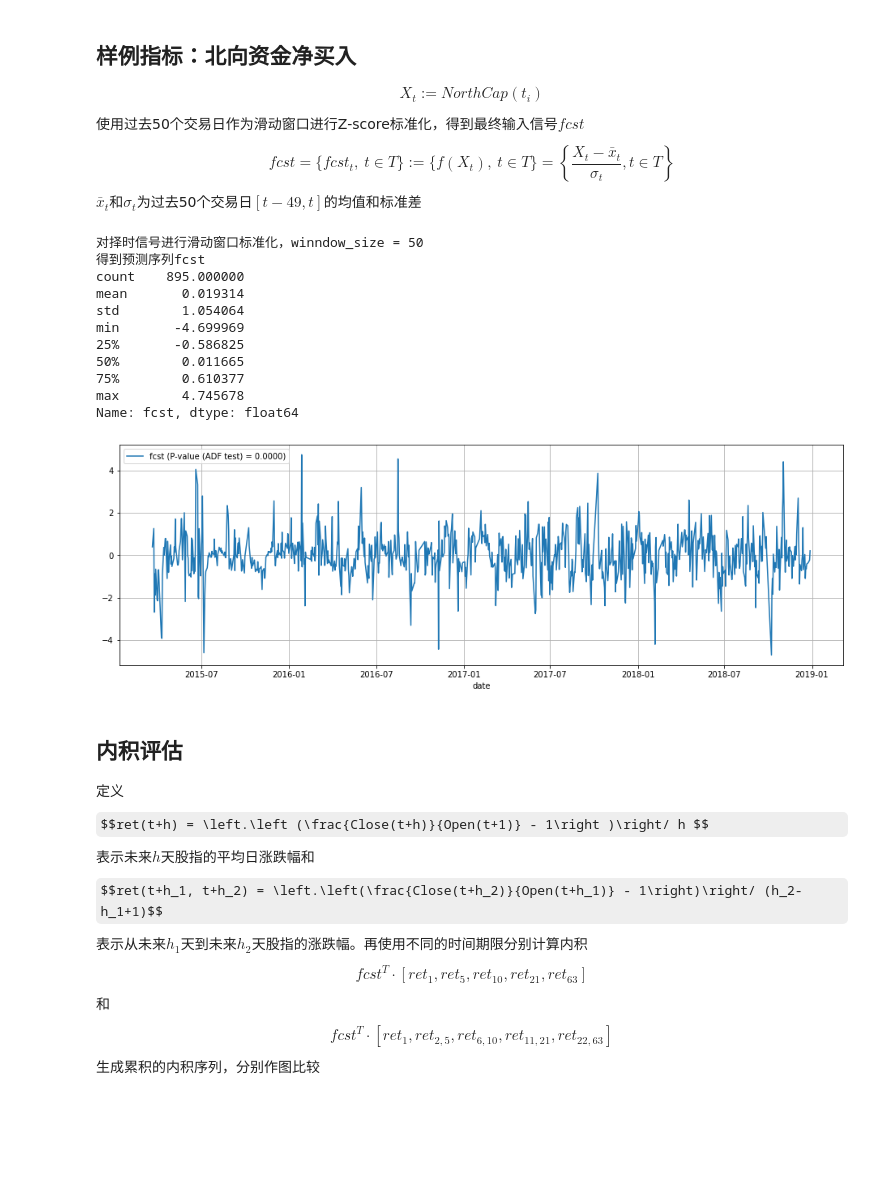
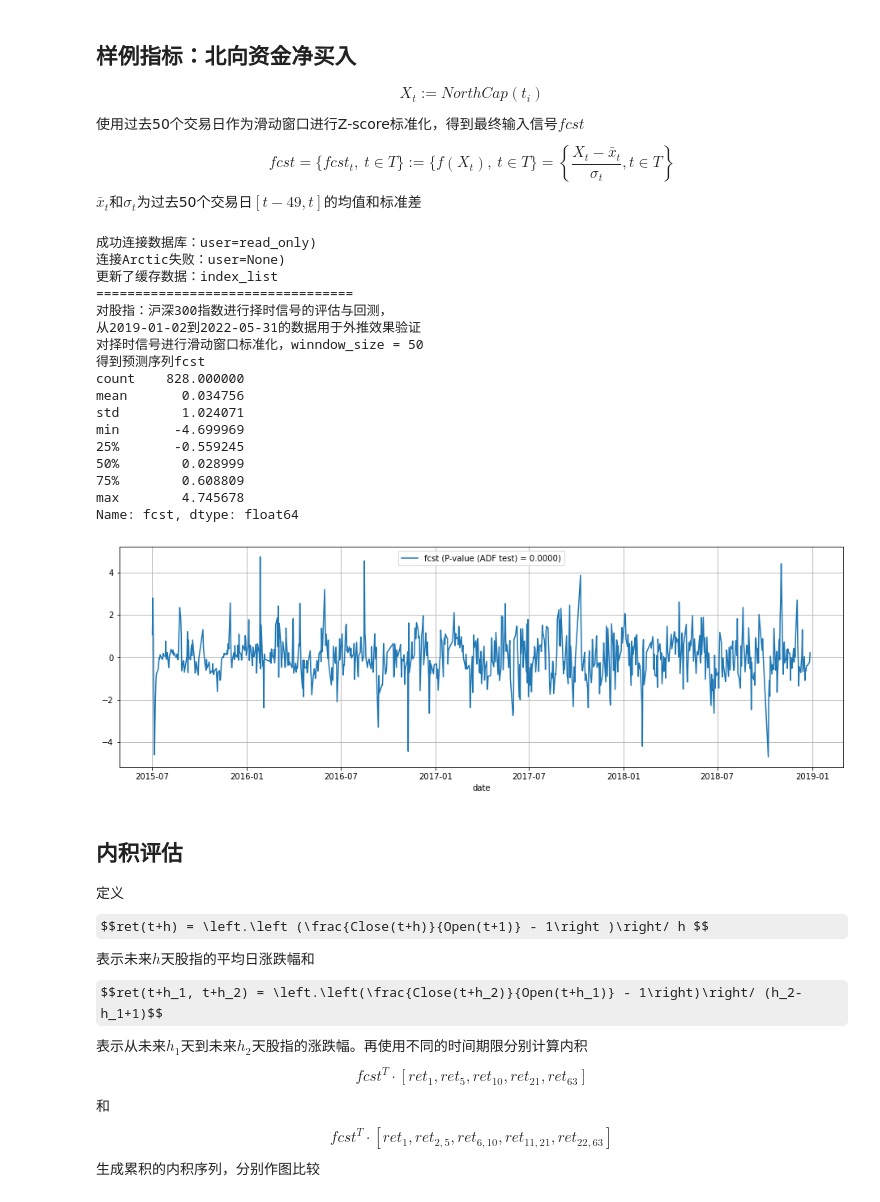
Before and after one commit to Aujkst/market-timing, a Jupyter notebook: example.ipynb, the cells around one changed output. Saved outputs shown, nothing was run; the diff lists cells and outputs as text; code cells hidden in the pictures; some formulas as TeX source; blank space fills up the shorter version.

```diff
--- a/example.ipynb
+++ b/example.ipynb
@@ -59,30 +285,29 @@ fcst = \{fcst_t,\ t\in T\}:= \{f(X_t),\ t\in T\}
 $$
 $\bar{x}_t$和$\sigma_{t}$为过去50个交易日$[t-49, t]$的均值和标准差
 # %%
-start_date = mt_model.start_date
-end_date = mt_model.end_date
+mt_model = MarketTiming(history_start_date='2015-07-01')
 
-north_cap_sgn = mt_model.get_macro_data(macro_ids=["north_cap"],
-                                        start_date=start_date,
-                                        end_date=end_date).set_index("data_date")["value_"]
-
-mt_model.signal(north_cap_sgn)
+north_cap_sgn = q.get_macro_data(macro_ids=["north_cap"]).set_index("data_date")["value_"]
+mt_model.signal_input(north_cap_sgn)
 # %% [output]
+成功连接数据库：user=read_only)
+连接Arctic失败：user=None)
+更新了缓存数据：index_list
+=================================
+对股指：沪深300指数进行择时信号的评估与回测，
+从2019-01-02到2022-05-31的数据用于外推效果验证
 对择时信号进行滑动窗口标准化，winndow_size = 50
 得到预测序列fcst
-count    895.000000
-mean       0.019314
-std        1.054064
+count    828.000000
+mean       0.034756
+std        1.024071
 min       -4.699969
-25%       -0.586825
-50%        0.011665
-75%        0.610377
+25%       -0.559245
+50%        0.028999
+75%        0.608809
 max        4.745678
 Name: fcst, dtype: float64
+[figure, added]
-# %%
-mt_model.plot_fcst()
-# %% [output]
-[figure, removed]
 # %% [markdown]
 ## 内积评估
 定义
```
Also changed, not shown: parts of 17 cells of this notebook.
